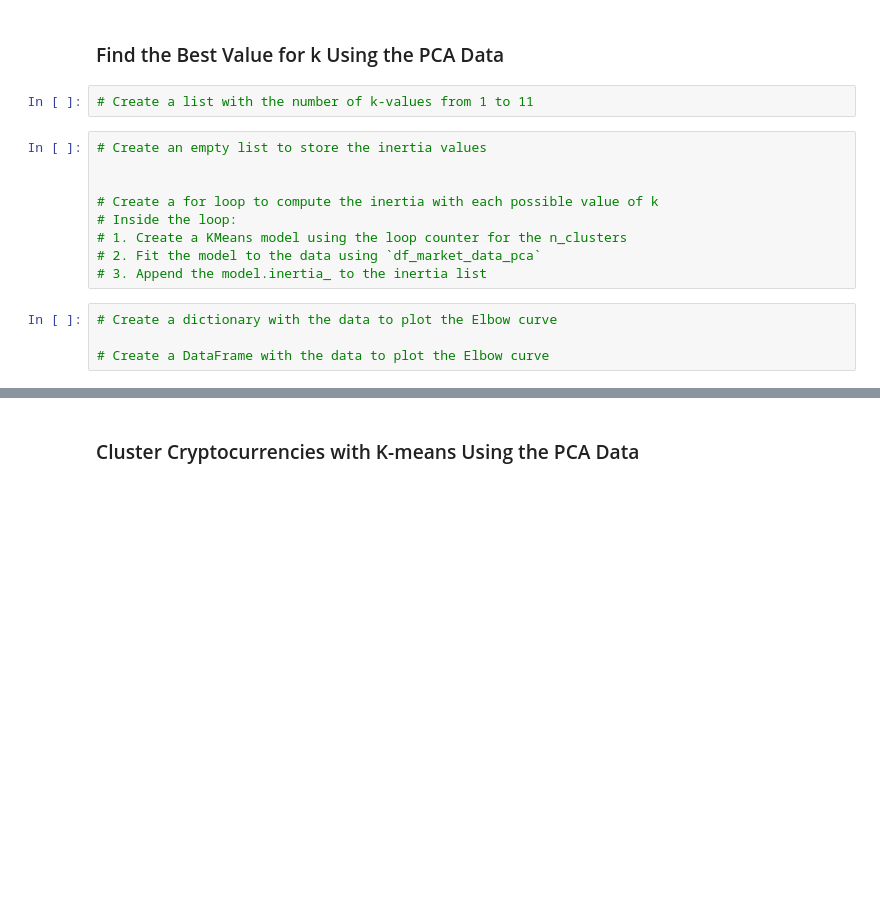
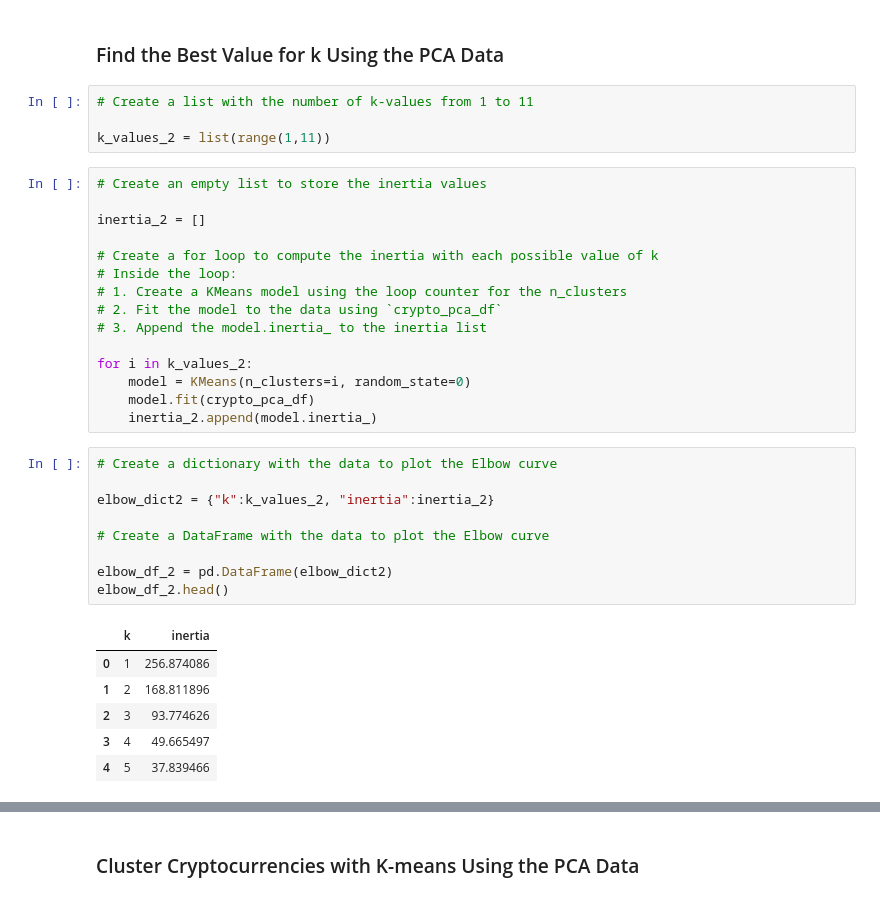
Before and after one commit to EstherBaum/CryptoClustering, a Jupyter notebook: Crypto_Clustering.ipynb, the cells around one changed output, grey strips where cells are left out. Cells and saved outputs as stored; diff of their text form; blank space fills up the shorter version.

```diff
--- a/Crypto_Clustering.ipynb
+++ b/Crypto_Clustering.ipynb
@@ -263,19 +279,39 @@ crypto_pca_df.head()
 ### Find the Best Value for k Using the PCA Data
 # %%
 # Create a list with the number of k-values from 1 to 11
+
+k_values_2 = list(range(1,11))
 # %%
 # Create an empty list to store the inertia values
 
+inertia_2 = []
 
 # Create a for loop to compute the inertia with each possible value of k
 # Inside the loop:
 # 1. Create a KMeans model using the loop counter for the n_clusters
-# 2. Fit the model to the data using `df_market_data_pca`
+# 2. Fit the model to the data using `crypto_pca_df`
 # 3. Append the model.inertia_ to the inertia list
+
+for i in k_values_2:
+    model = KMeans(n_clusters=i, random_state=0)
+    model.fit(crypto_pca_df)
+    inertia_2.append(model.inertia_)
 # %%
 # Create a dictionary with the data to plot the Elbow curve
 
+elbow_dict2 = {"k":k_values_2, "inertia":inertia_2}
+
 # Create a DataFrame with the data to plot the Elbow curve
+
+elbow_df_2 = pd.DataFrame(elbow_dict2)
+elbow_df_2.head()
+# %% [output]
+|  | k | inertia |
+| 0 | 1 | 256.874086 |
+| 1 | 2 | 168.811896 |
+| 2 | 3 | 93.774626 |
+| 3 | 4 | 49.665497 |
+| 4 | 5 | 37.839466 |
 # %%
 # Plot a line chart with all the inertia values computed with
 # the different values of k to visually identify the optimal value for k.
```
Also changed, not shown: parts of 20 cells of this notebook, 1 other file.
